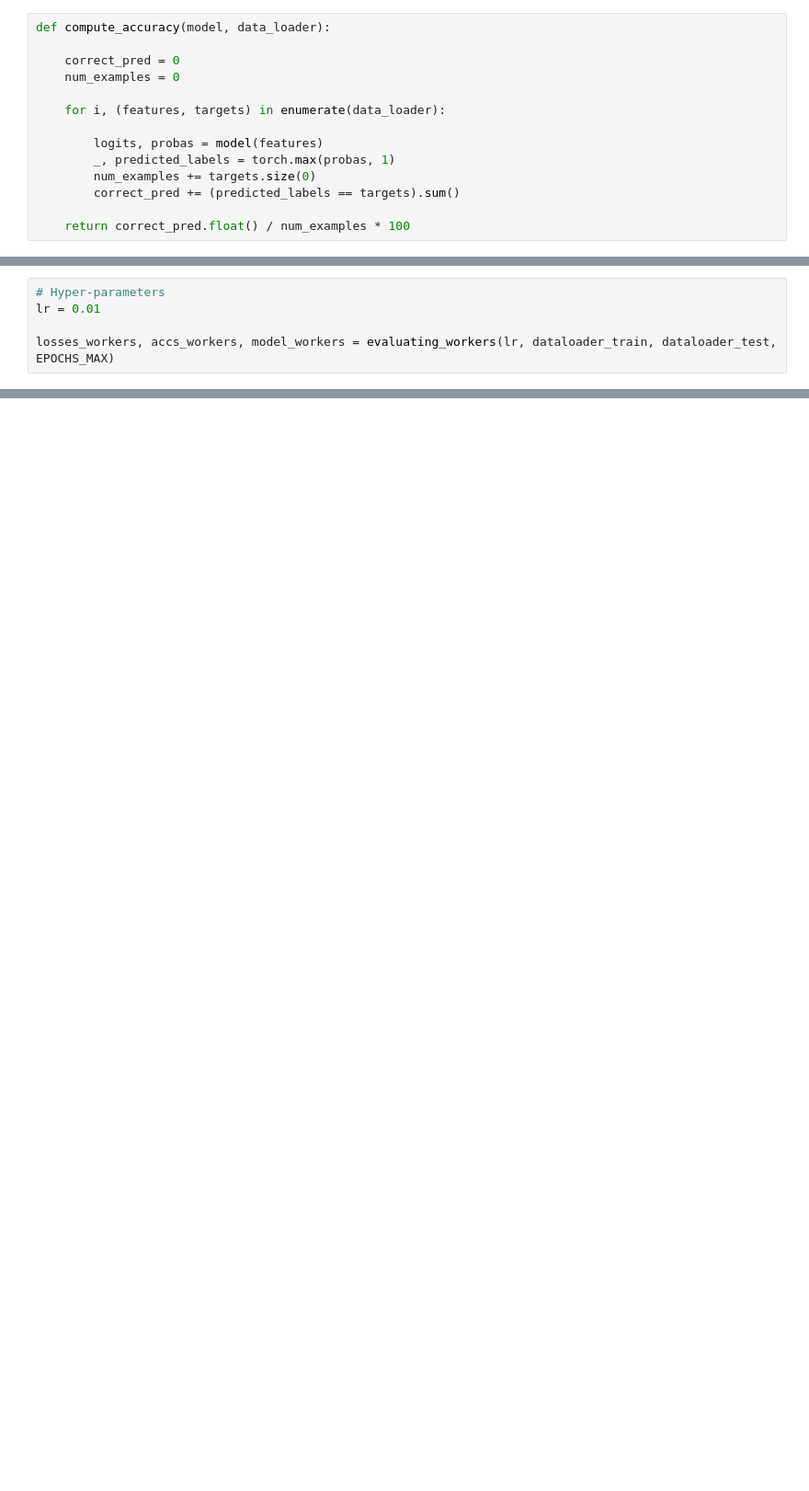
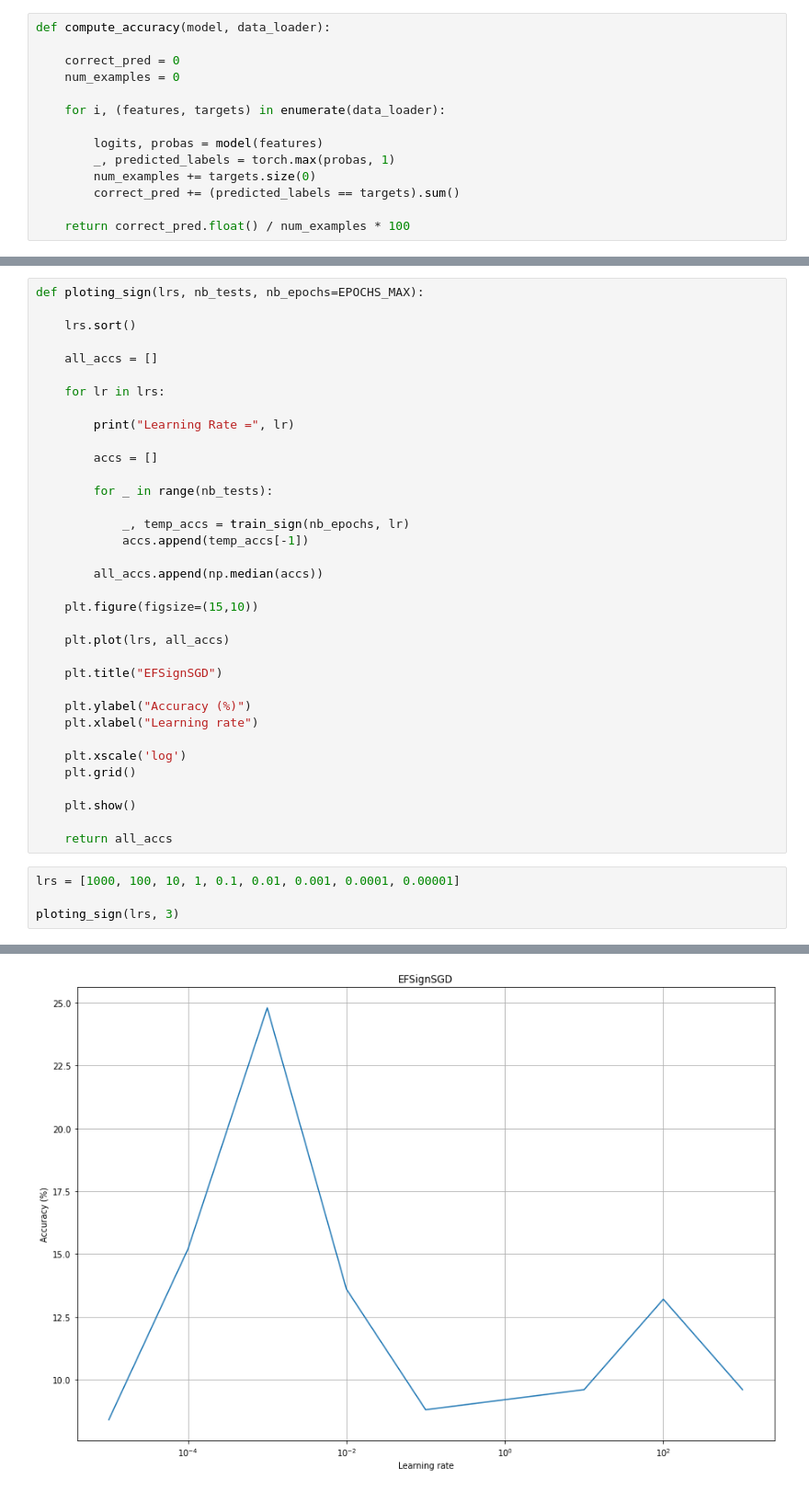
Before and after one commit to BlertonRashiti/Optimization-for-machine-learning-Mini-Project, a Jupyter notebook: Tuning_hyperparameters/Test - Error Feedback SignSGD.ipynb, the cells around one changed output, grey strips where cells are left out. Shown at 92% size. Cells and saved outputs as stored; diff of their text form; blank space fills up the shorter version.

```diff
--- a/Tuning_hyperparameters/Test - Error Feedback SignSGD.ipynb
+++ b/Tuning_hyperparameters/Test - Error Feedback SignSGD.ipynb
@@ -623,5 +228,0 @@ def evaluating_workers(learning_rate, dataloader_train, dataloader_test, epochs=
-# %%
-# Hyper-parameters
-lr = 0.01
-
-losses_workers, accs_workers, model_workers = evaluating_workers(lr, dataloader_train, dataloader_test, EPOCHS_MAX)
@@ -675,0 +239,40 @@ axes[1].grid()
+# %%
+def ploting_sign(lrs, nb_tests, nb_epochs=EPOCHS_MAX):
+
+    lrs.sort()
+
+    all_accs = []
+
+    for lr in lrs:
+
+        print("Learning Rate =", lr)
+
+        accs = []
+
+        for _ in range(nb_tests):
+
+            _, temp_accs = train_sign(nb_epochs, lr)
+            accs.append(temp_accs[-1])
+
+        all_accs.append(np.median(accs))
+
+    plt.figure(figsize=(15,10))
+
+    plt.plot(lrs, all_accs)
+
+    plt.title("EFSignSGD")
+
+    plt.ylabel("Accuracy (%)")
+    plt.xlabel("Learning rate")
+
+    plt.xscale('log')
+    plt.grid()
+
+    plt.show()
+
+    return all_accs
+# %%
+lrs = [1000, 100, 10, 1, 0.1, 0.01, 0.001, 0.0001, 0.00001]
+
+ploting_sign(lrs, 3)
+# %% [output]
@@ -675,0 +296 @@ axes[1].grid()
+[figure, added]
```
Also changed, not shown: parts of 45 cells of this notebook, 1 other file.
